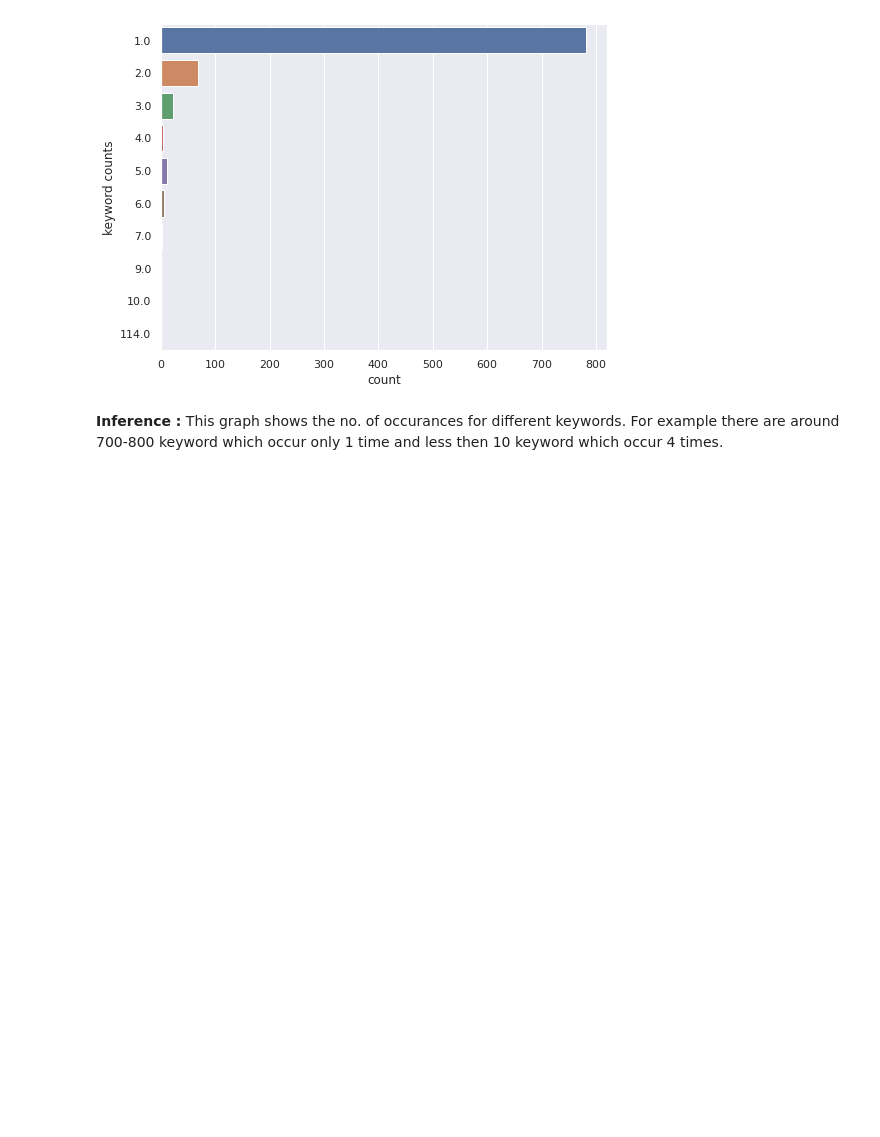
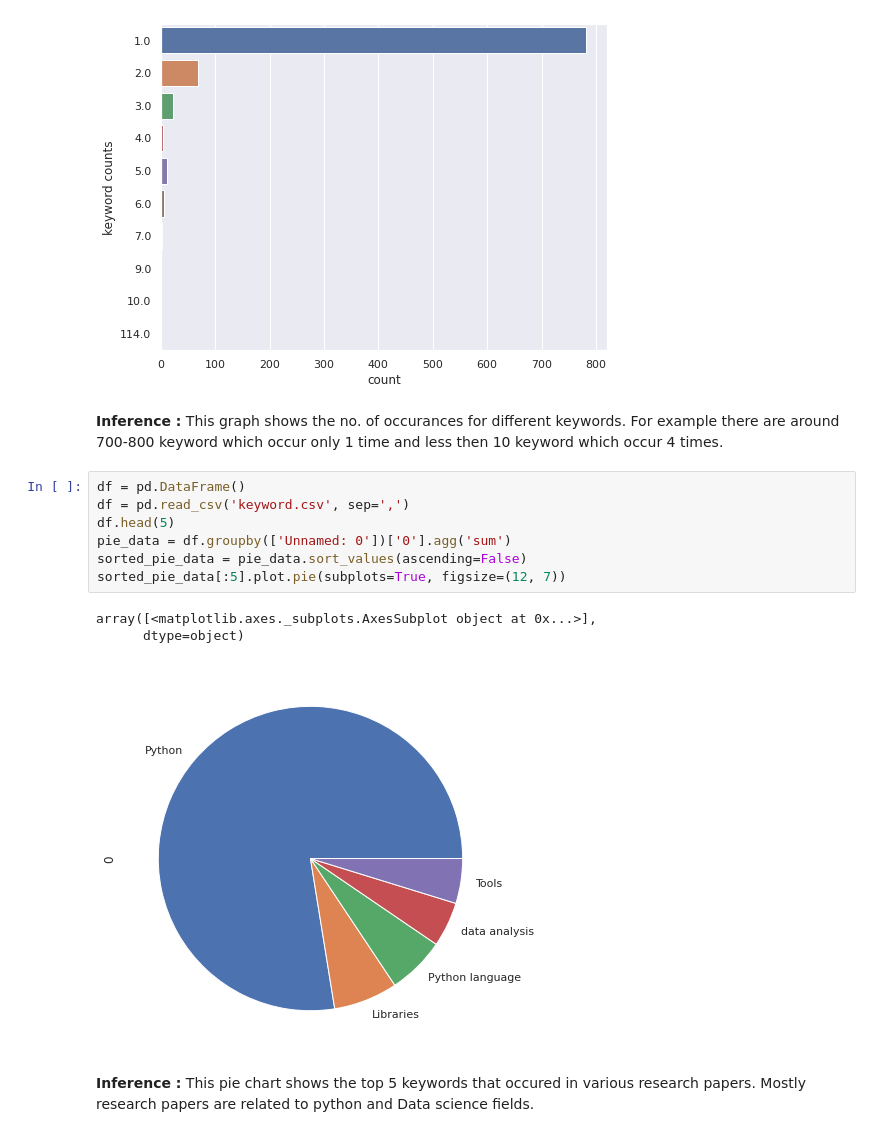
Before and after one commit to rohith1001/SSD24_SLR-Reporting_After_Data_Cleansing, a Jupyter notebook: IEEE_Visualizations.ipynb, the cells around one changed output. Drawn from its saved outputs; the diff is of its cells as text; blank space fills up the shorter version.

Commit message:
Pie chart added for top 5 frequent keywords

```diff
--- a/IEEE_Visualizations.ipynb
+++ b/IEEE_Visualizations.ipynb
@@ -171,3 +171,16 @@ sns.countplot(y="keyword counts",ax=ax, data=keyword)
 [figure]
 # %% [markdown]
 **Inference :** This graph shows the no. of occurances for different keywords. For example there are around 700-800 keyword which occur only 1 time and less then 10 keyword which occur 4 times.
+# %%
+df = pd.DataFrame()
+df = pd.read_csv('keyword.csv', sep=',')
+df.head(5)
+pie_data = df.groupby(['Unnamed: 0'])['0'].agg('sum')
+sorted_pie_data = pie_data.sort_values(ascending=False)
+sorted_pie_data[:5].plot.pie(subplots=True, figsize=(12, 7))
+# %% [output]
+array([<matplotlib.axes._subplots.AxesSubplot object at 0x...>],
+      dtype=object)
+[figure, added]
+# %% [markdown]
+**Inference :** This pie chart shows the top 5 keywords that occured in various research papers. Mostly research papers are related to python and Data science fields.
```
Also changed, not shown: parts of 2 cells of this notebook.
